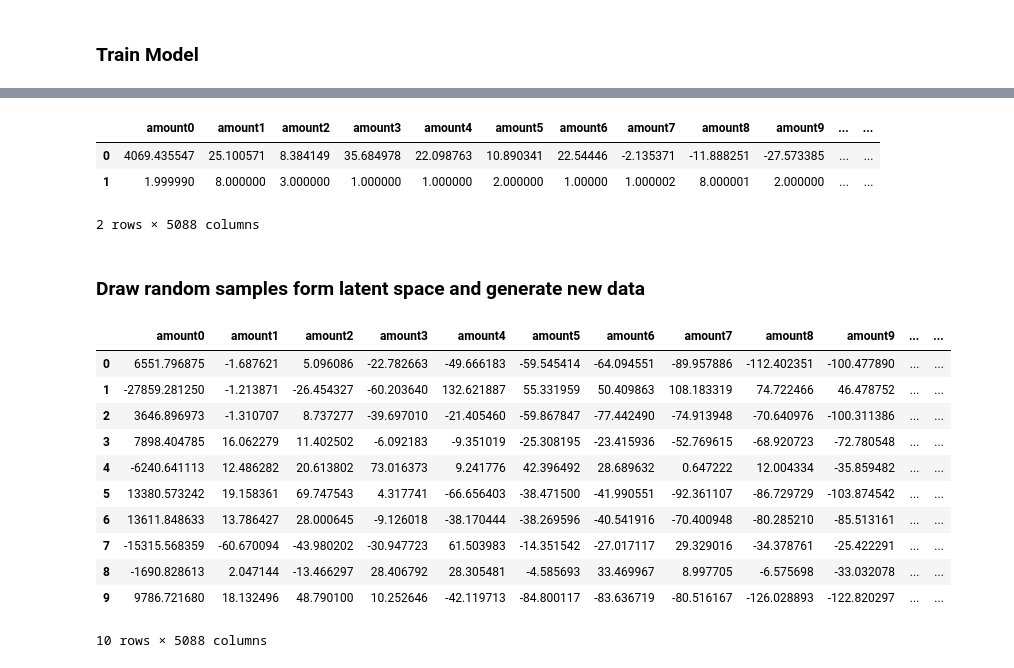
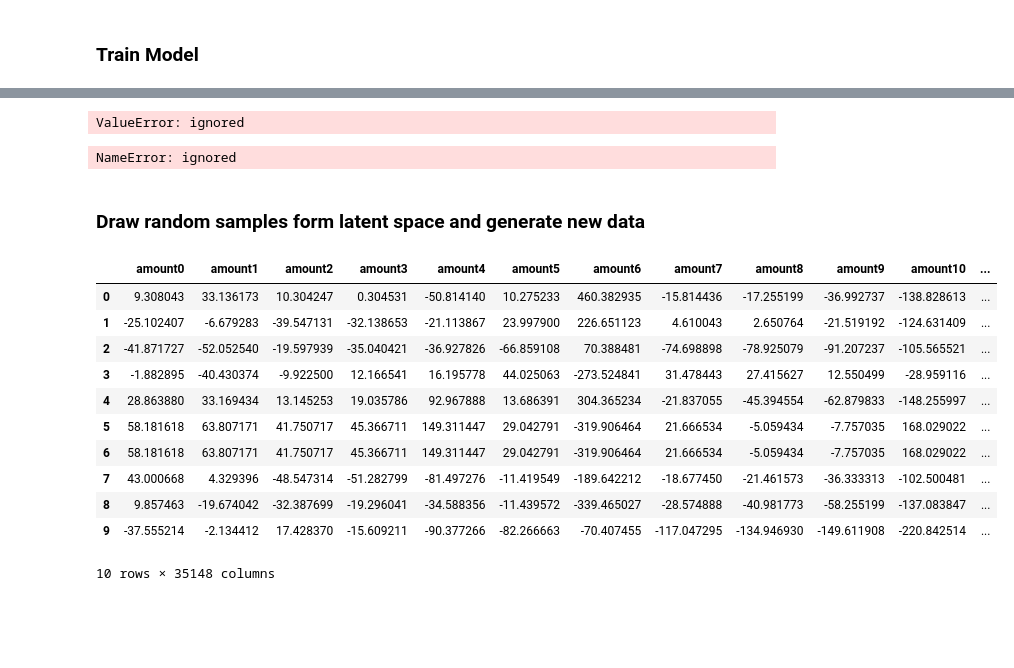
Before and after one commit to mscholl96/mad-recime, a Jupyter notebook: network/CVAE/cvae.ipynb, the cells around one changed output, grey strips where cells are left out. Cells and saved outputs as stored; diff of their text form; code cells hidden in the pictures; blank space fills up the shorter version.

```diff
--- a/network/CVAE/cvae.ipynb
+++ b/network/CVAE/cvae.ipynb
@@ -46,14 +48,14 @@ for recipeIndex, item in enumerate(pklData.iterrows()):
         for key in ingredient.keys():
             rowData[key+str(index)] = ingredient[key]
     data.append(rowData)
-    if recipeIndex == 30000:
-        break
+    #if recipeIndex == 25000:
+    #    break
 
 frame = pd.DataFrame(data)
 del data
 # %%
 from sklearn.preprocessing import OneHotEncoder
-
+from scipy import sparse
 
 dropColumns = []
 for column in frame.columns:
@@ -61,10 +63,24 @@ for column in frame.columns:
         dropColumns.append(column)
 frameStripped = frame.drop(columns=dropColumns)
 
+#del pklData
+
+frameStripped_cols = frameStripped.columns
+
 enc = OneHotEncoder()
 enc.fit(frameStripped)
-frameStrippedEncodedSki = pd.DataFrame(data=enc.transform(frameStripped).toarray(), columns=enc.get_feature_names(frameStripped.columns))
+sparseStrippedEncodedFrame = enc.transform(frameStripped)
+sparseStrippedEncodedFrame_cols = enc.get_feature_names(frameStripped_cols)
 
-frameEncodedSki = pd.concat([frame[dropColumns], frameStrippedEncodedSki], axis=1)
-del frame
-del pklData
+sparseDroppedFrame = sparse.csr_matrix(frame[dropColumns])
+
+sparseEncodedFrame = sparse.hstack([sparseDroppedFrame, sparseStrippedEncodedFrame])
+sparseEncodedFrame_cols = [*dropColumns, *sparseStrippedEncodedFrame_cols]
+
+#frameStrippedEncodedSki = pd.DataFrame(data=enc.transform(frameStripped).toarray(), columns=enc.get_feature_names(frameStripped.columns))
+
+#del frameStripped
+#frameEncodedSki = pd.concat([frame[dropColumns], frameStrippedEncodedSki], axis=1)
+#frameEncodedSki_cols = frameEncodedSki.columns
+#del frame
+#del frameStrippedEncodedSki
@@ -91,2 +114,5 @@ device = torch.device('cuda' if torch.cuda.is_available() else 'cpu')
 # %% [markdown]
 ### Setup Datasets + Hyperparameters
+# %%
+train_data, test_data, scaler =  standardize_data(sparseEncodedFrame)
+#del frameEncodedSki
@@ -93,8 +121,11 @@ device = torch.device('cuda' if torch.cuda.is_available() else 'cpu')
 # %%
 batch_size = 1024
 # Train/Testdataset split is defined in the DataBuilder
-traindata_set=DataBuilder(frameEncodedSki, train=True)
-testdata_set=DataBuilder(frameEncodedSki, train=False)
+traindata_set=DataBuilder(train_data, standardizer=scaler)
+testdata_set=DataBuilder(test_data, standardizer=scaler)
+#del train_data
+#del test_data
+#del scaler
 # Definition of batches
 trainloader=DataLoader(dataset=traindata_set,batch_size=batch_size)
 testloader=DataLoader(dataset=testdata_set,batch_size=batch_size)
@@ -175,15 +219,13 @@ with torch.no_grad():
 scaler = trainloader.dataset.standardizer
 recon_row = scaler.inverse_transform(recon_batch[0].cpu().numpy())
 real_row = scaler.inverse_transform(testloader.dataset.x[0].cpu().numpy())
+# %% [output]
+ValueError: ignored
 # %%
-cols = frameEncodedSki.columns
-df = pd.DataFrame(np.stack((recon_row, real_row)), columns = cols)
+df = pd.DataFrame(np.stack((recon_row, real_row)), columns = frameEncodedSki_cols)
 df
 # %% [output]
-|  | amount0 | amount1 | amount2 | amount3 | amount4 | amount5 | amount6 | amount7 | amount8 | amount9 | ... | ... |
-| 0 | 4069.435547 | 25.100571 | 8.384149 | 35.684978 | 22.098763 | 10.890341 | 22.54446 | -2.135371 | -11.888251 | -27.573385 | ... | ... |
-| 1 | 1.999990 | 8.000000 | 3.000000 | 1.000000 | 1.000000 | 2.000000 | 1.00000 | 1.000002 | 8.000001 | 2.000000 | ... | ... |
-2 rows × 5088 columns
+NameError: ignored
 # %% [markdown]
 ### Draw random samples form latent space and generate new data
 # %%
@@ -193,24 +235,26 @@ no_samples = 20
 q = torch.distributions.Normal(mu.mean(axis=0), sigma.mean(axis=0))
 z = q.rsample(sample_shape=torch.Size([no_samples]))
 # %%
+scaler = trainloader.dataset.standardizer
+
 with torch.no_grad():
     pred = model.decode(z).cpu().numpy()
 
 fake_data = scaler.inverse_transform(pred)
-df_fake = pd.DataFrame(fake_data, columns = cols)
+df_fake = pd.DataFrame(fake_data, columns = frameEncodedSki_cols)
 df_fake.head(10)
 # %% [output]
-|  | amount0 | amount1 | amount2 | amount3 | amount4 | amount5 | amount6 | amount7 | amount8 | amount9 | ... | ... |
-| 0 | 6551.796875 | -1.687621 | 5.096086 | -22.782663 | -49.666183 | -59.545414 | -64.094551 | -89.957886 | -112.402351 | -100.477890 | ... | ... |
-| 1 | -27859.281250 | -1.213871 | -26.454327 | -60.203640 | 132.621887 | 55.331959 | 50.409863 | 108.183319 | 74.722466 | 46.478752 | ... | ... |
-| 2 | 3646.896973 | -1.310707 | 8.737277 | -39.697010 | -21.405460 | -59.867847 | -77.442490 | -74.913948 | -70.640976 | -100.311386 | ... | ... |
-| 3 | 7898.404785 | 16.062279 | 11.402502 | -6.092183 | -9.351019 | -25.308195 | -23.415936 | -52.769615 | -68.920723 | -72.780548 | ... | ... |
-| 4 | -6240.641113 | 12.486282 | 20.613802 | 73.016373 | 9.241776 | 42.396492 | 28.689632 | 0.647222 | 12.004334 | -35.859482 | ... | ... |
-| 5 | 13380.573242 | 19.158361 | 69.747543 | 4.317741 | -66.656403 | -38.471500 | -41.990551 | -92.361107 | -86.729729 | -103.874542 | ... | ... |
-| 6 | 13611.848633 | 13.786427 | 28.000645 | -9.126018 | -38.170444 | -38.269596 | -40.541916 | -70.400948 | -80.285210 | -85.513161 | ... | ... |
-| 7 | -15315.568359 | -60.670094 | -43.980202 | -30.947723 | 61.503983 | -14.351542 | -27.017117 | 29.329016 | -34.378761 | -25.422291 | ... | ... |
-| 8 | -1690.828613 | 2.047144 | -13.466297 | 28.406792 | 28.305481 | -4.585693 | 33.469967 | 8.997705 | -6.575698 | -33.032078 | ... | ... |
-| 9 | 9786.721680 | 18.132496 | 48.790100 | 10.252646 | -42.119713 | -84.800117 | -83.636719 | -80.516167 | -126.028893 | -122.820297 | ... | ... |
+|  | amount0 | amount1 | amount2 | amount3 | amount4 | amount5 | amount6 | amount7 | amount8 | amount9 | amount10 | ... |
+| 0 | 9.308043 | 33.136173 | 10.304247 | 0.304531 | -50.814140 | 10.275233 | 460.382935 | -15.814436 | -17.255199 | -36.992737 | -138.828613 | ... |
+| 1 | -25.102407 | -6.679283 | -39.547131 | -32.138653 | -21.113867 | 23.997900 | 226.651123 | 4.610043 | 2.650764 | -21.519192 | -124.631409 | ... |
+| 2 | -41.871727 | -52.052540 | -19.597939 | -35.040421 | -36.927826 | -66.859108 | 70.388481 | -74.698898 | -78.925079 | -91.207237 | -105.565521 | ... |
+| 3 | -1.882895 | -40.430374 | -9.922500 | 12.166541 | 16.195778 | 44.025063 | -273.524841 | 31.478443 | 27.415627 | 12.550499 | -28.959116 | ... |
+| 4 | 28.863880 | 33.169434 | 13.145253 | 19.035786 | 92.967888 | 13.686391 | 304.365234 | -21.837055 | -45.394554 | -62.879833 | -148.255997 | ... |
+| 5 | 58.181618 | 63.807171 | 41.750717 | 45.366711 | 149.311447 | 29.042791 | -319.906464 | 21.666534 | -5.059434 | -7.757035 | 168.029022 | ... |
+| 6 | 58.181618 | 63.807171 | 41.750717 | 45.366711 | 149.311447 | 29.042791 | -319.906464 | 21.666534 | -5.059434 | -7.757035 | 168.029022 | ... |
+| 7 | 43.000668 | 4.329396 | -48.547314 | -51.282799 | -81.497276 | -11.419549 | -189.642212 | -18.677450 | -21.461573 | -36.333313 | -102.500481 | ... |
+| 8 | 9.857463 | -19.674042 | -32.387699 | -19.296041 | -34.588356 | -11.439572 | -339.465027 | -28.574888 | -40.981773 | -58.255199 | -137.083847 | ... |
+| 9 | -37.555214 | -2.134412 | 17.428370 | -15.609211 | -90.377266 | -82.266663 | -70.407455 | -117.047295 | -134.946930 | -149.611908 | -220.842514 | ... |
-10 rows × 5088 columns
+10 rows × 35148 columns
 # %%
 df_fake_stripped = df_fake.drop(columns=dropColumns)
```
Also changed, not shown: parts of 8 cells of this notebook.
